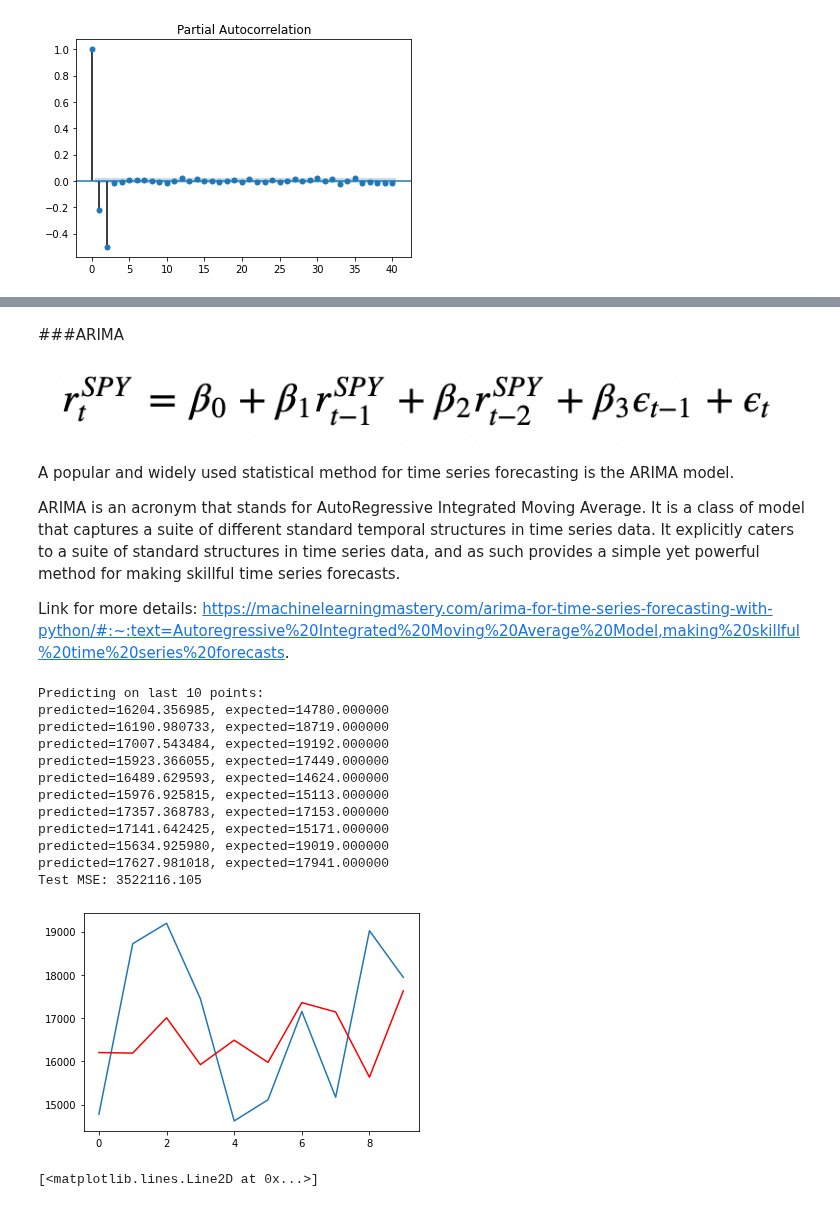
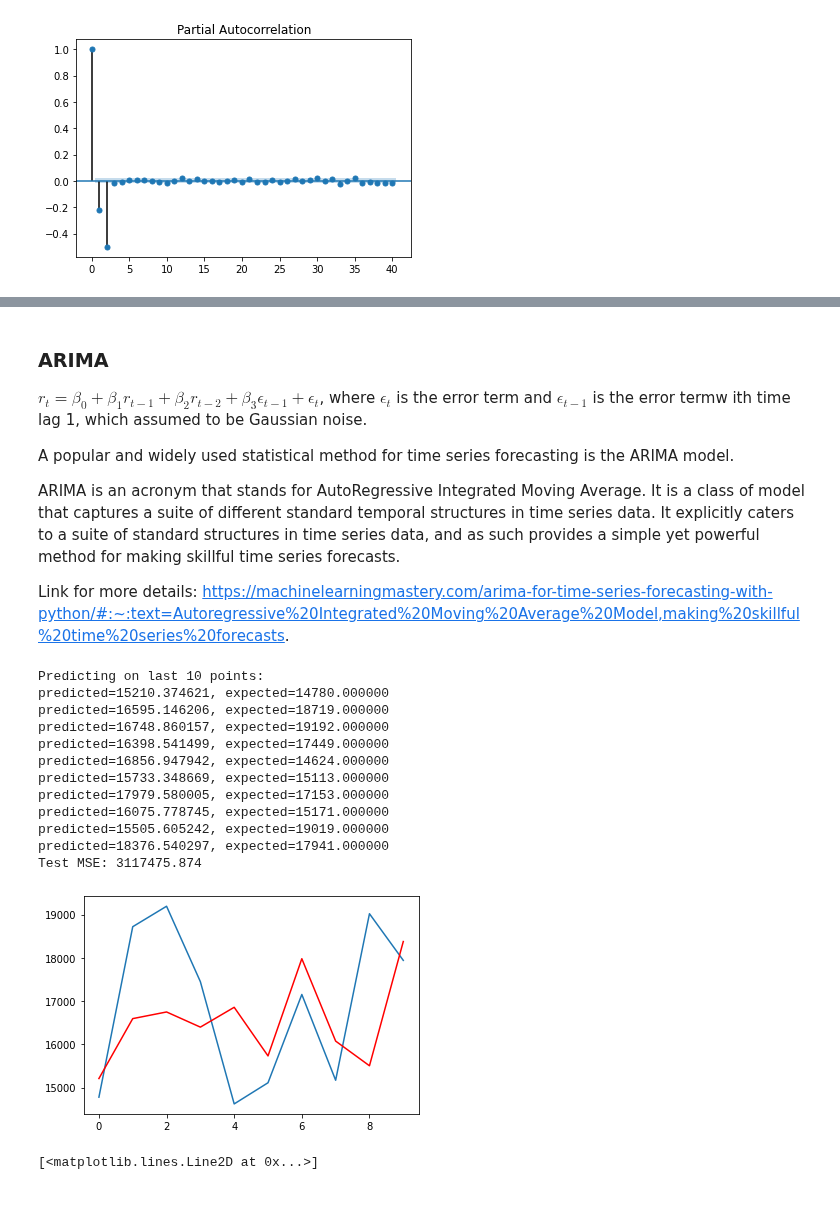
Before and after one commit to iotanalytics/SensorAITutorial, a Jupyter notebook: code/detection_and_segmentation/ARIMA.ipynb, the cells around one changed output, grey strips where cells are left out. Drawn from its saved outputs; the diff is of its cells as text; code cells hidden in the pictures.

```diff
--- a/code/detection_and_segmentation/ARIMA.ipynb
+++ b/code/detection_and_segmentation/ARIMA.ipynb
@@ -65,8 +75,9 @@ Requirement already satisfied: idna<3,>=2.5 in /usr/local/lib/python3.7/dist-pac
 Installing collected packages: influxdb
 Successfully installed influxdb-5.3.1
 # %% [markdown]
-###ARIMA
-![Screen Shot 2021-07-26 at 3.41.30 PM.png](embedded-picture-1)
+### ARIMA
+
+$r_{t}=\beta_{0}+\beta_{1} r_{t-1}+\beta_{2} r_{t-2}+\beta_{3} \epsilon_{t-1} +\epsilon_{t}$, where $\epsilon_t$ is the error term and $\epsilon_{t-1}$ is the error termw ith time lag 1, which assumed to be Gaussian noise.
 
 A popular and widely used statistical method for time series forecasting is the ARIMA model.
 
@@ -111,46 +122,46 @@ def create_data(type):
       #no of points to use for testing
 with tf.device('/device:GPU:0'):
   #parameters get: for influx streaming seismic data; gen: for generating data
     X=create_data('get')
     cnt=10
     size=len(X)-cnt
 
     #size = int(len(X) * 0.66)
     train, test = X[0:size], X[size:len(X)]
     history = [x for x in train]
     predictions = list()
 
       #testing model on last 10 points
     print("Predicting on last",cnt,"points:")
     for t in range(len(test)):
-        model = ARIMA(history, order=(5,1,0))
+        model = ARIMA(history, order=(5,1,1))
         model_fit = model.fit(disp=0)
         output = model_fit.forecast()
         yhat = output[0]
         predictions.append(yhat)
         obs = test[t]
         history.append(obs)
         print('predicted=%f, expected=%f' % (yhat, obs))
     error = mean_squared_error(test, predictions)
     print('Test MSE: %.3f' % error)
       # plot
     pyplot.plot(test)
     pyplot.plot(predictions, color='red')
     pyplot.show()
 # %% [output]
 Predicting on last 10 points:
-predicted=16204.356985, expected=14780.000000
-predicted=16190.980733, expected=18719.000000
-predicted=17007.543484, expected=19192.000000
-predicted=15923.366055, expected=17449.000000
-predicted=16489.629593, expected=14624.000000
-predicted=15976.925815, expected=15113.000000
-predicted=17357.368783, expected=17153.000000
-predicted=17141.642425, expected=15171.000000
-predicted=15634.925980, expected=19019.000000
-predicted=17627.981018, expected=17941.000000
-Test MSE: 3522116.105
+predicted=15210.374621, expected=14780.000000
+predicted=16595.146206, expected=18719.000000
+predicted=16748.860157, expected=19192.000000
+predicted=16398.541499, expected=17449.000000
+predicted=16856.947942, expected=14624.000000
+predicted=15733.348669, expected=15113.000000
+predicted=17979.580005, expected=17153.000000
+predicted=16075.778745, expected=15171.000000
+predicted=15505.605242, expected=19019.000000
+predicted=18376.540297, expected=17941.000000
+Test MSE: 3117475.874
-[figure, old version]
+[figure, new version]
 # %%
 pyplot.plot(X)
 # %% [output]
```
Also changed, not shown: parts of 6 cells of this notebook.
